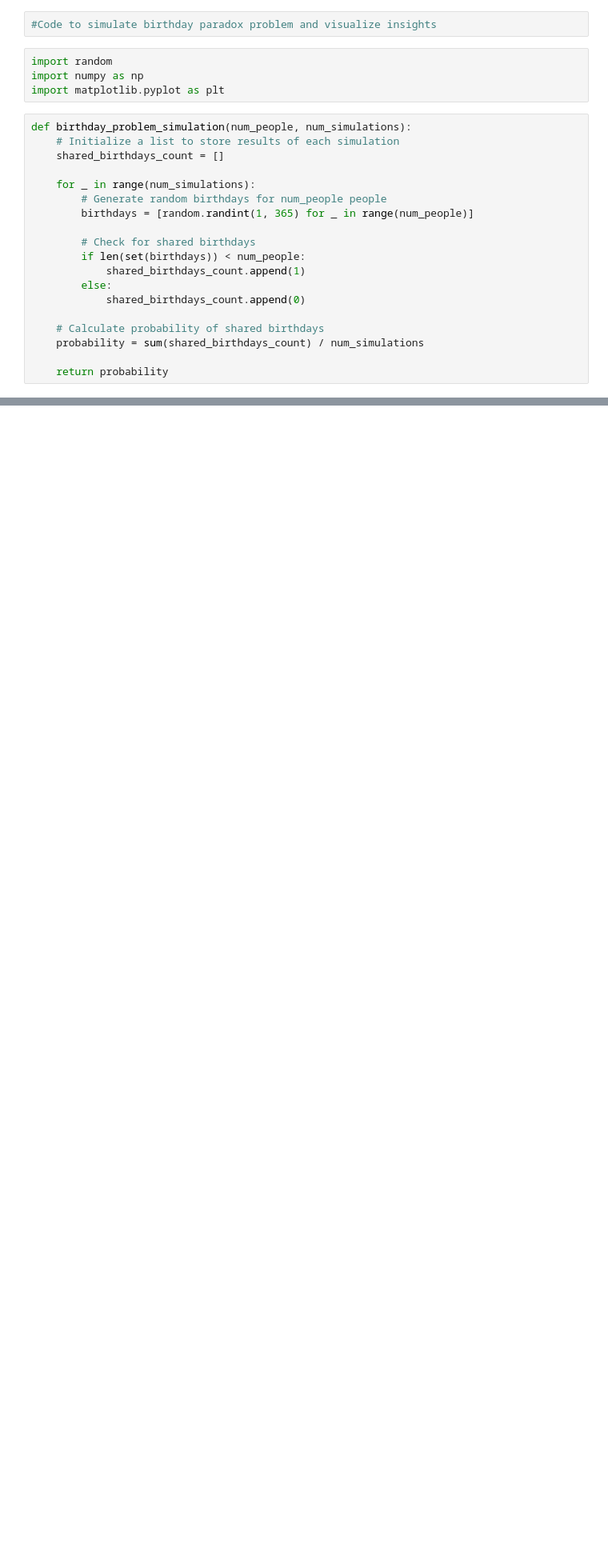
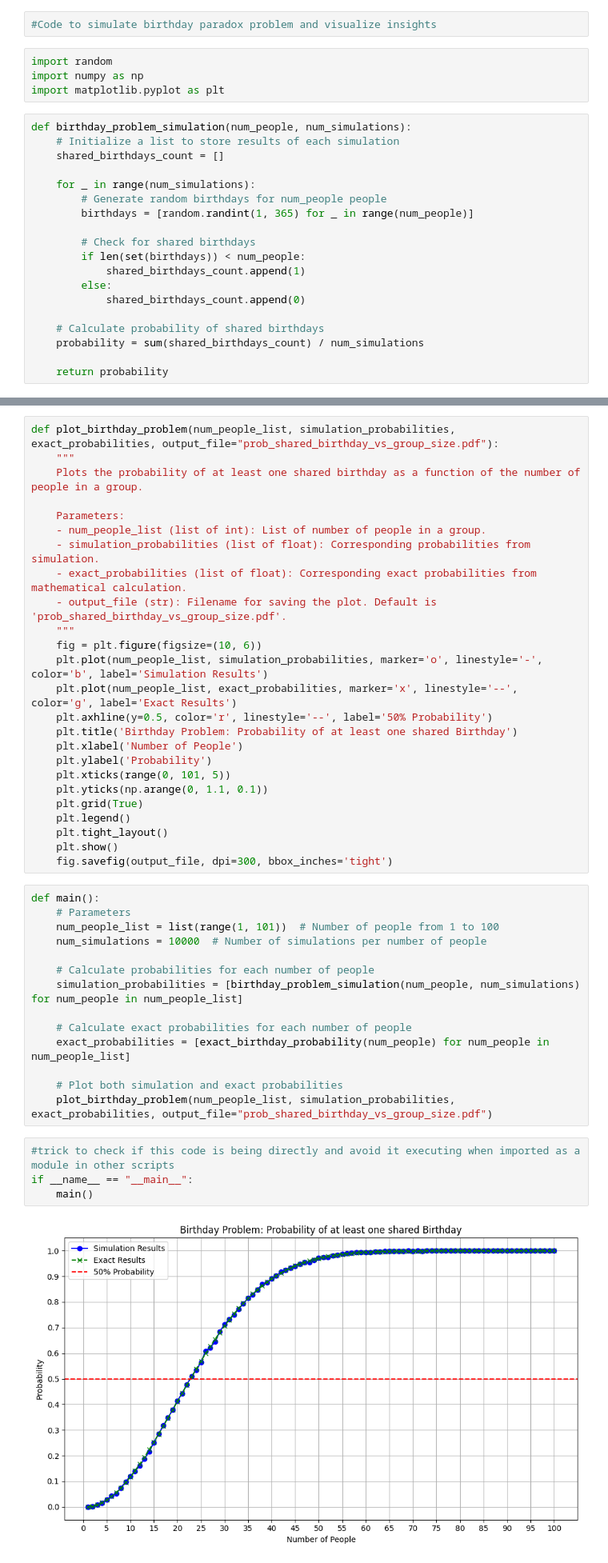
Before and after one commit to vibothe/Probabilistic_simulations, a Jupyter notebook: birthday_paradox.ipynb, the cells around one changed output, grey strips where cells are left out. Shown at 80% size. Drawn from its saved outputs; the diff is of its cells as text; blank space fills up the shorter version.

Commit message:
added mathematical caluclation of probabilities and python idiom to make sure script doesn't execute if being imported as module in opther scripts

```diff
--- a/birthday_paradox.ipynb
+++ b/birthday_paradox.ipynb
@@ -49,0 +56,45 @@ fig.savefig("prob_shared_birthday_vs_group_size.pdf",dpi=300, bbox_inches='tight
+# %%
+def plot_birthday_problem(num_people_list, simulation_probabilities, exact_probabilities, output_file="prob_shared_birthday_vs_group_size.pdf"):
+    """
+    Plots the probability of at least one shared birthday as a function of the number of people in a group.
+
+    Parameters:
+    - num_people_list (list of int): List of number of people in a group.
+    - simulation_probabilities (list of float): Corresponding probabilities from simulation.
+    - exact_probabilities (list of float): Corresponding exact probabilities from mathematical calculation.
+    - output_file (str): Filename for saving the plot. Default is 'prob_shared_birthday_vs_group_size.pdf'.
+    """
+    fig = plt.figure(figsize=(10, 6))
+    plt.plot(num_people_list, simulation_probabilities, marker='o', linestyle='-', color='b', label='Simulation Results')
+    plt.plot(num_people_list, exact_probabilities, marker='x', linestyle='--', color='g', label='Exact Results')
+    plt.axhline(y=0.5, color='r', linestyle='--', label='50% Probability')
+    plt.title('Birthday Problem: Probability of at least one shared Birthday')
+    plt.xlabel('Number of People')
+    plt.ylabel('Probability')
+    plt.xticks(range(0, 101, 5))
+    plt.yticks(np.arange(0, 1.1, 0.1))
+    plt.grid(True)
+    plt.legend()
+    plt.tight_layout()
+    plt.show()
+    fig.savefig(output_file, dpi=300, bbox_inches='tight')
+# %%
+def main():
+    # Parameters
+    num_people_list = list(range(1, 101))  # Number of people from 1 to 100
+    num_simulations = 10000  # Number of simulations per number of people
+
+    # Calculate probabilities for each number of people
+    simulation_probabilities = [birthday_problem_simulation(num_people, num_simulations) for num_people in num_people_list]
+
+    # Calculate exact probabilities for each number of people
+    exact_probabilities = [exact_birthday_probability(num_people) for num_people in num_people_list]
+
+    # Plot both simulation and exact probabilities
+    plot_birthday_problem(num_people_list, simulation_probabilities, exact_probabilities, output_file="prob_shared_birthday_vs_group_size.pdf")
+# %%
+#trick to check if this code is being directly and avoid it executing when imported as a module in other scripts
+if __name__ == "__main__":
+    main()
+# %% [output]
+[figure, added]
```
Also changed, not shown: parts of 6 cells of this notebook.
